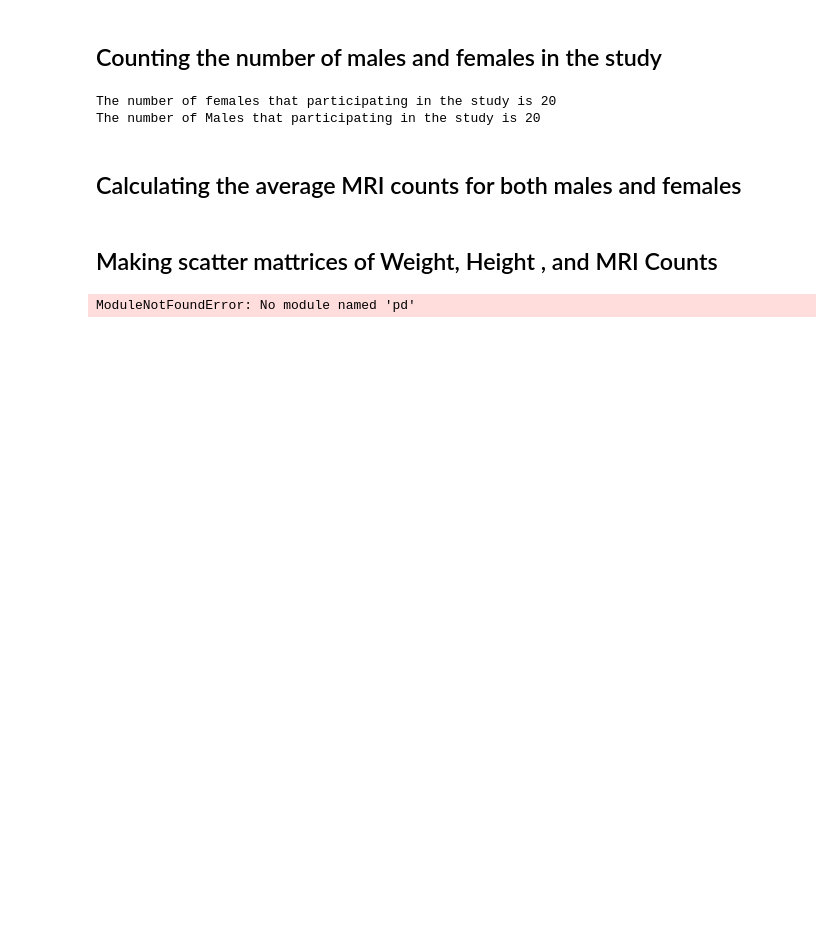
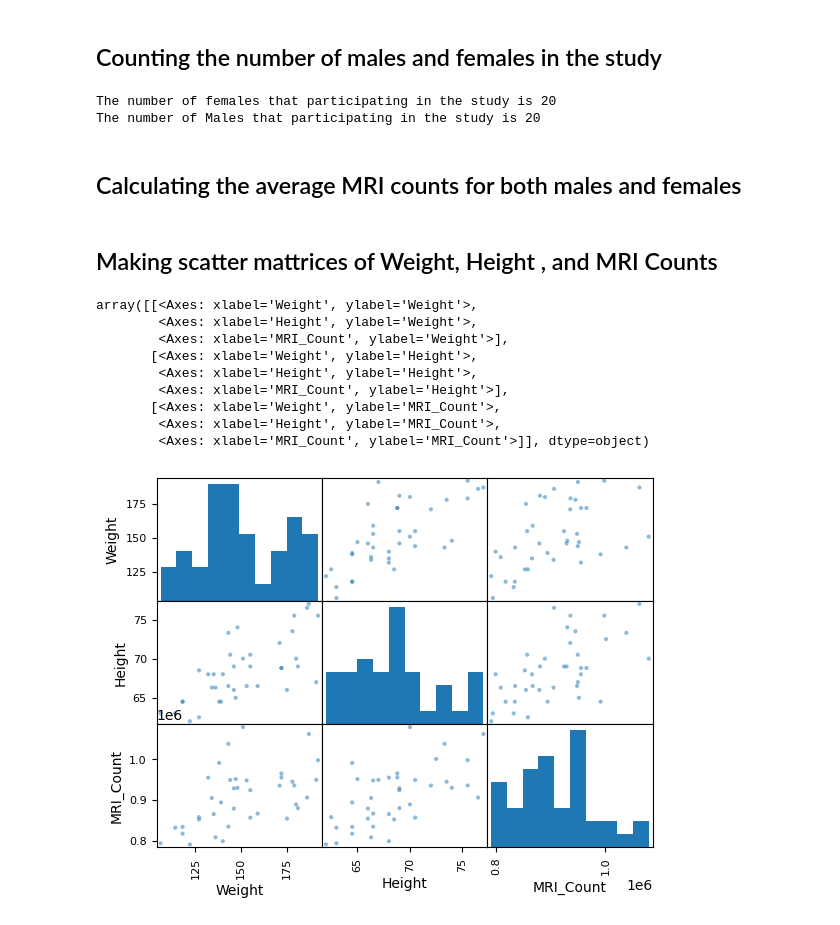
Before and after one commit to eblige01/pythonstats, a Jupyter notebook: pyStats.ipynb, the cells around one changed output. Saved outputs shown, nothing was run; the diff lists cells and outputs as text; code cells hidden in the pictures; blank space fills up the shorter version.

Commit message:
Fixed pandas.tool

```diff
--- a/pyStats.ipynb
+++ b/pyStats.ipynb
@@ -120,6 +121,15 @@ The number of Males that participating in the study is 20
 # %% [markdown]
 ## Making scatter mattrices of Weight, Height , and MRI Counts
 # %%
-from pd.tools import plotting
+plotting.scatter_matrix(df[['Weight', 'Height', 'MRI_Count']])
 # %% [output]
-ModuleNotFoundError: No module named 'pd'
+array([[<Axes: xlabel='Weight', ylabel='Weight'>,
+        <Axes: xlabel='Height', ylabel='Weight'>,
+        <Axes: xlabel='MRI_Count', ylabel='Weight'>],
+       [<Axes: xlabel='Weight', ylabel='Height'>,
+        <Axes: xlabel='Height', ylabel='Height'>,
+        <Axes: xlabel='MRI_Count', ylabel='Height'>],
+       [<Axes: xlabel='Weight', ylabel='MRI_Count'>,
+        <Axes: xlabel='Height', ylabel='MRI_Count'>,
+        <Axes: xlabel='MRI_Count', ylabel='MRI_Count'>]], dtype=object)
+[figure, added]
```
Also changed, not shown: parts of 1 cell of this notebook.
